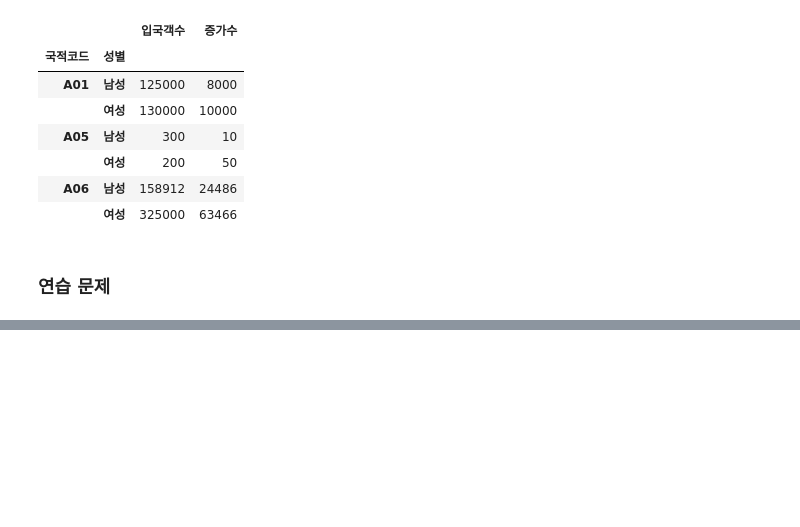
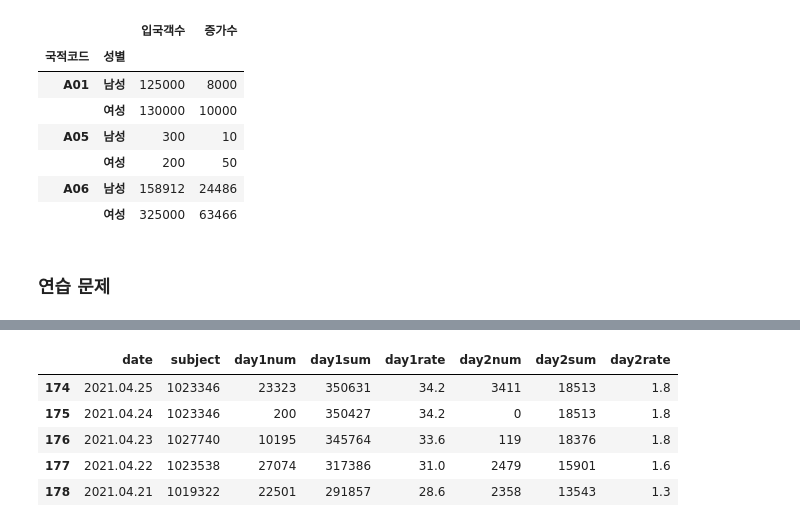
Before and after one commit to Ewha-Ohsori/OhsoriMarket, a Jupyter notebook: Downloads/DAbook1-main/ch5_pandas.ipynb, the cells around one changed output, grey strips where cells are left out. Saved outputs shown, nothing was run; the diff lists cells and outputs as text; code cells hidden in the pictures; blank space fills up the shorter version.

```diff
--- a/Downloads/DAbook1-main/ch5_pandas.ipynb
+++ b/Downloads/DAbook1-main/ch5_pandas.ipynb
@@ -556,0 +657,10 @@ s1.groupby(['국적코드','성별']).sum()
+# %%
+
+df.tail()
+# %% [output]
+|  | date | subject | day1num | day1sum | day1rate | day2num | day2sum | day2rate |
+| 174 | 2021.04.25 | 1023346 | 23323 | 350631 | 34.2 | 3411 | 18513 | 1.8 |
+| 175 | 2021.04.24 | 1023346 | 200 | 350427 | 34.2 | 0 | 18513 | 1.8 |
+| 176 | 2021.04.23 | 1027740 | 10195 | 345764 | 33.6 | 119 | 18376 | 1.8 |
+| 177 | 2021.04.22 | 1023538 | 27074 | 317386 | 31.0 | 2479 | 15901 | 1.6 |
+| 178 | 2021.04.21 | 1019322 | 22501 | 291857 | 28.6 | 2358 | 13543 | 1.3 |
```
Also changed, not shown: parts of 17 cells of this notebook, 1 other file.
